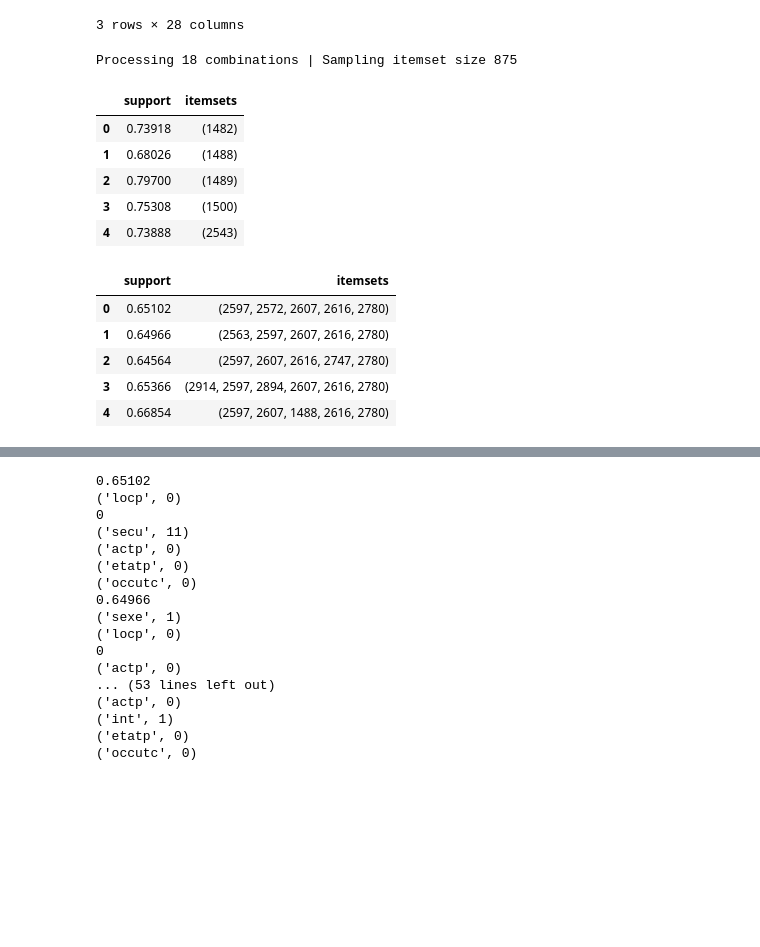
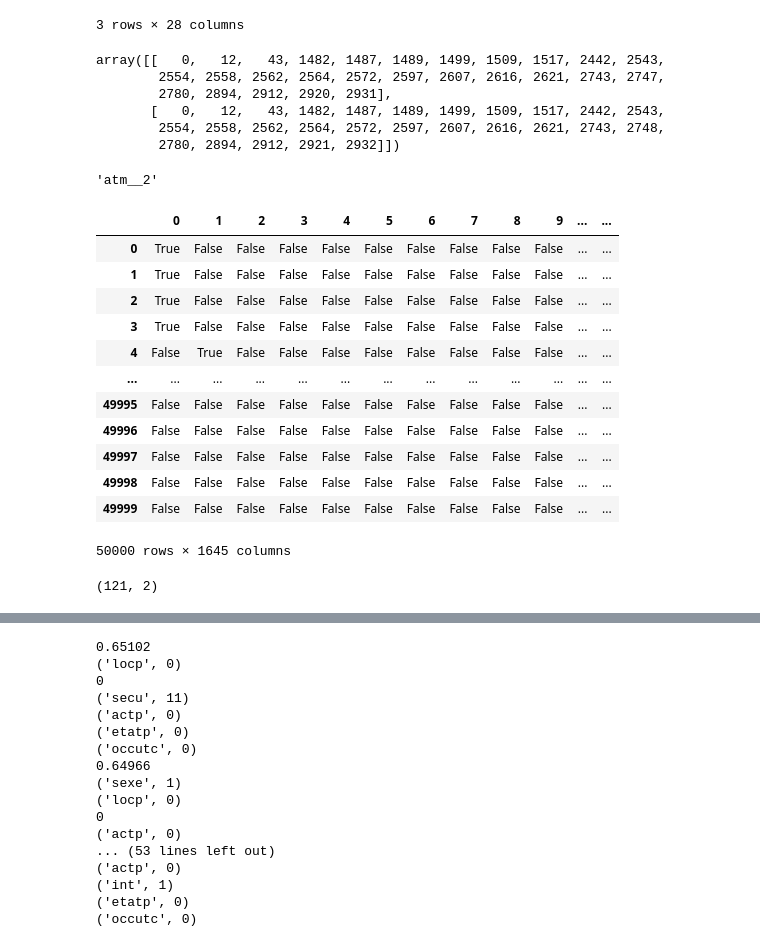
Before and after one commit to WilliamBamba/projet_dm, a Jupyter notebook: frequent_patterns/frequent_item.ipynb, the cells around one changed output, grey strips where cells are left out. Cells and saved outputs as stored; diff of their text form; code cells hidden in the pictures; blank space fills up the shorter version.

```diff
--- a/frequent_patterns/frequent_item.ipynb
+++ b/frequent_patterns/frequent_item.ipynb
@@ -108,9 +117,11 @@ def convert_to_int(val):
     except ValueError:
         return -1
 
+def key_gen(col_name, val):
+    return f'{col_name}__{val}'
 
 def get_unique_id(unique_ids: dict, col_name: str, val):
-    k = f'{col_name}__{convert_to_int(val)}'
+    k = key_gen(col_name, convert_to_int(val))
 
     if k not in unique_ids.keys():
             unique_ids[k] = len(unique_ids.keys())
@@ -155,6 +166,15 @@ dataset_values = dataset_tr.values
 dataset_values = dataset_values[:, 1:] # remove Num_Acc
 # %%
 sub_sample_dataset = dataset_values[:50000]
+# %%
+sub_sample_dataset[:2]
+# %% [output]
+array([[   0,   12,   43, 1482, 1487, 1489, 1499, 1509, 1517, 2442, 2543,
+        2554, 2558, 2562, 2564, 2572, 2597, 2607, 2616, 2621, 2743, 2747,
+        2780, 2894, 2912, 2920, 2931],
+       [   0,   12,   43, 1482, 1487, 1489, 1499, 1509, 1517, 2442, 2543,
+        2554, 2558, 2562, 2564, 2572, 2597, 2607, 2616, 2621, 2743, 2748,
+        2780, 2894, 2912, 2921, 2932]])
 # %%
 te_ary = te.fit(sub_sample_dataset).transform(sub_sample_dataset)
 df = pd.DataFrame(te_ary, columns=te.columns_)
@@ -161,26 +188,33 @@ df = pd.DataFrame(te_ary, columns=te.columns_)
+# %%
+vals_to_remove = ['']
+# %% [output]
+'atm__2'
+# %%
+df
+# %% [output]
+|  | 0 | 1 | 2 | 3 | 4 | 5 | 6 | 7 | 8 | 9 | ... | ... |
+| 0 | True | False | False | False | False | False | False | False | False | False | ... | ... |
+| 1 | True | False | False | False | False | False | False | False | False | False | ... | ... |
+| 2 | True | False | False | False | False | False | False | False | False | False | ... | ... |
+| 3 | True | False | False | False | False | False | False | False | False | False | ... | ... |
+| 4 | False | True | False | False | False | False | False | False | False | False | ... | ... |
+| ... | ... | ... | ... | ... | ... | ... | ... | ... | ... | ... | ... | ... |
+| 49995 | False | False | False | False | False | False | False | False | False | False | ... | ... |
+| 49996 | False | False | False | False | False | False | False | False | False | False | ... | ... |
+| 49997 | False | False | False | False | False | False | False | False | False | False | ... | ... |
+| 49998 | False | False | False | False | False | False | False | False | False | False | ... | ... |
+| 49999 | False | False | False | False | False | False | False | False | False | False | ... | ... |
+50000 rows × 1645 columns
 # %%
 freq_items = apriori(df, min_support=0.5, use_colnames=True,verbose=1, low_memory=True)
 freq_items.head()
-# %% [output]
-Processing 18 combinations | Sampling itemset size 875
-|  | support | itemsets |
-| 0 | 0.73918 | (1482) |
-| 1 | 0.68026 | (1488) |
-| 2 | 0.79700 | (1489) |
-| 3 | 0.75308 | (1500) |
-| 4 | 0.73888 | (2543) |
 # %%
 from mlxtend.frequent_patterns import association_rules, fpmax
 # %%
-closed_itemset = fpmax (df, min_support=0.6, use_colnames=True)
-closed_itemset.head()
+closed_itemset = fpmax (df, min_support=0.3, use_colnames=True)
+closed_itemset.shape
 # %% [output]
-|  | support | itemsets |
-| 0 | 0.65102 | (2597, 2572, 2607, 2616, 2780) |
-| 1 | 0.64966 | (2563, 2597, 2607, 2616, 2780) |
-| 2 | 0.64564 | (2597, 2607, 2616, 2747, 2780) |
-| 3 | 0.65366 | (2914, 2597, 2894, 2607, 2616, 2780) |
-| 4 | 0.66854 | (2597, 2607, 1488, 2616, 2780) |
+(121, 2)
 # %%
 id_inv_map = {v: k for k, v in unique_ids.items()}
 # %%
```
Also changed, not shown: parts of 4 cells of this notebook.
